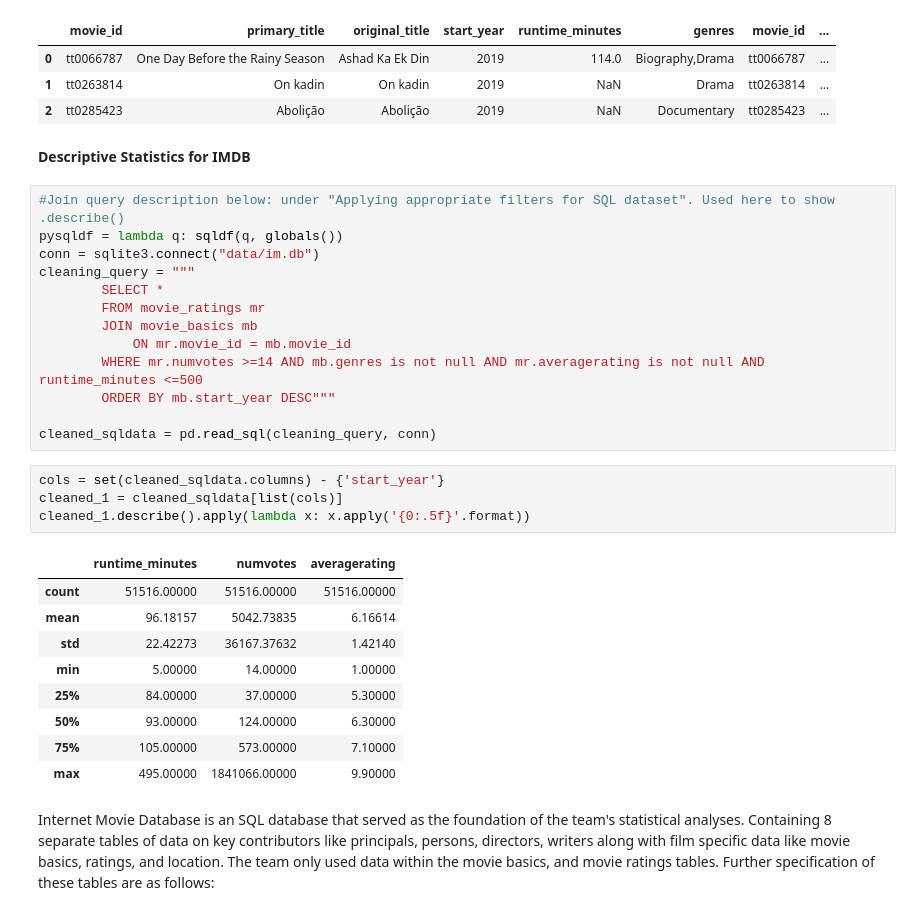
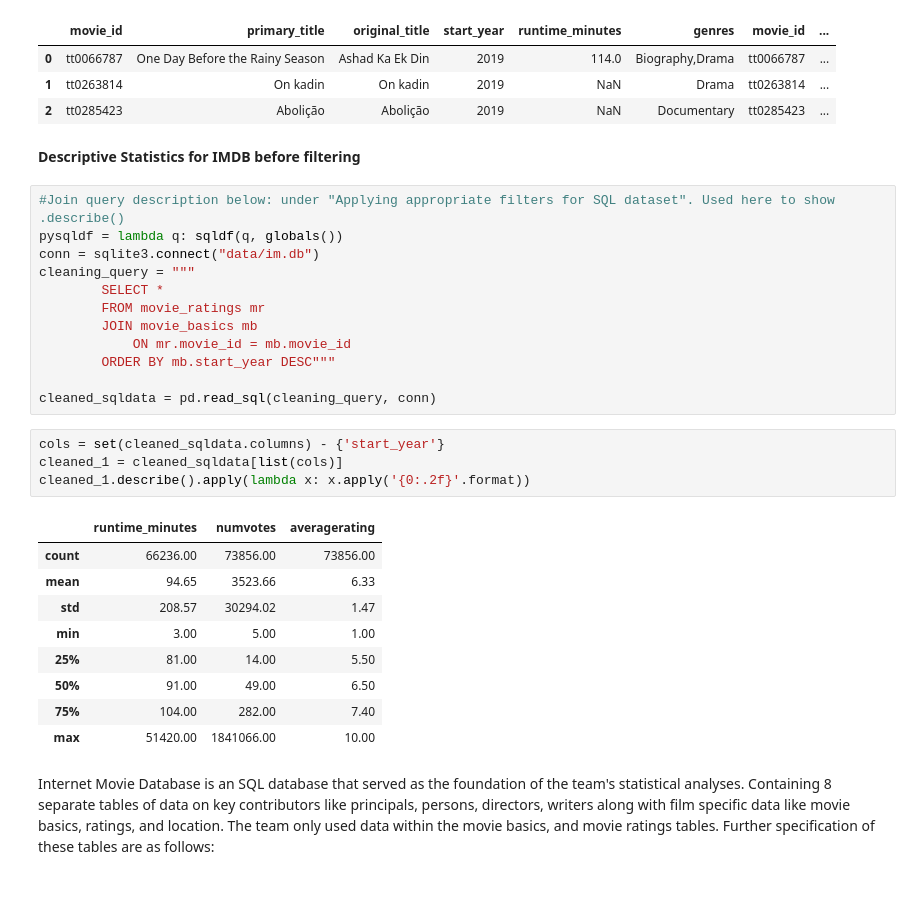
Before and after one commit to hacampbell1/teamaustin, a Jupyter notebook: JupyterNotebook.ipynb, the cells around one changed output. Cells and saved outputs as stored; diff of their text form.

Commit message:
fix decimals and .describe() sqlclean query

```diff
--- a/JupyterNotebook.ipynb
+++ b/JupyterNotebook.ipynb
@@ -90,7 +90,7 @@ imdb_df.head(3)
 | 1 | tt0263814 | On kadin | On kadin | 2019 | NaN | Drama | tt0263814 | ... |
 | 2 | tt0285423 | Abolição | Abolição | 2019 | NaN | Documentary | tt0285423 | ... |
 # %% [markdown]
-**Descriptive Statistics for IMDB**
+**Descriptive Statistics for IMDB before filtering**
 # %%
 #Join query description below: under "Applying appropriate filters for SQL dataset". Used here to show .describe()
 pysqldf = lambda q: sqldf(q, globals())
@@ -100,24 +100,23 @@ cleaning_query = """
         FROM movie_ratings mr
         JOIN movie_basics mb
             ON mr.movie_id = mb.movie_id
-        WHERE mr.numvotes >=14 AND mb.genres is not null AND mr.averagerating is not null AND runtime_minutes <=500
         ORDER BY mb.start_year DESC"""
 
 cleaned_sqldata = pd.read_sql(cleaning_query, conn)
 # %%
 cols = set(cleaned_sqldata.columns) - {'start_year'}
 cleaned_1 = cleaned_sqldata[list(cols)]
-cleaned_1.describe().apply(lambda x: x.apply('{0:.5f}'.format))
+cleaned_1.describe().apply(lambda x: x.apply('{0:.2f}'.format))
 # %% [output]
 |  | runtime_minutes | numvotes | averagerating |
-| count | 51516.00000 | 51516.00000 | 51516.00000 |
-| mean | 96.18157 | 5042.73835 | 6.16614 |
-| std | 22.42273 | 36167.37632 | 1.42140 |
-| min | 5.00000 | 14.00000 | 1.00000 |
-| 25% | 84.00000 | 37.00000 | 5.30000 |
-| 50% | 93.00000 | 124.00000 | 6.30000 |
-| 75% | 105.00000 | 573.00000 | 7.10000 |
-| max | 495.00000 | 1841066.00000 | 9.90000 |
+| count | 66236.00 | 73856.00 | 73856.00 |
+| mean | 94.65 | 3523.66 | 6.33 |
+| std | 208.57 | 30294.02 | 1.47 |
+| min | 3.00 | 5.00 | 1.00 |
+| 25% | 81.00 | 14.00 | 5.50 |
+| 50% | 91.00 | 49.00 | 6.50 |
+| 75% | 104.00 | 282.00 | 7.40 |
+| max | 51420.00 | 1841066.00 | 10.00 |
 # %% [markdown]
 Internet Movie Database is an SQL database that served as the foundation of the team's statistical analyses. Containing 8 separate tables of data on key contributors like principals, persons, directors, writers along with film specific data like movie basics, ratings, and location. The team only used data within the movie basics, and movie ratings tables. Further specification of these tables are as follows:
 # %% [markdown]
```
Also changed, not shown: parts of 3 cells of this notebook.
